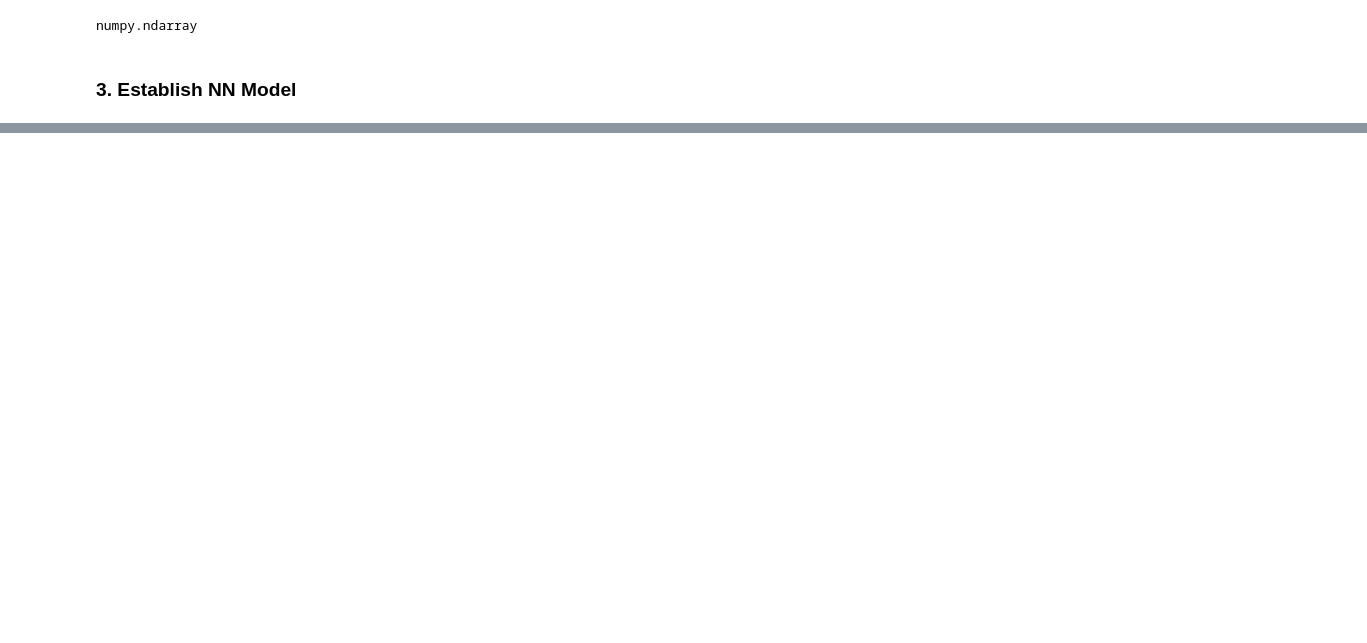
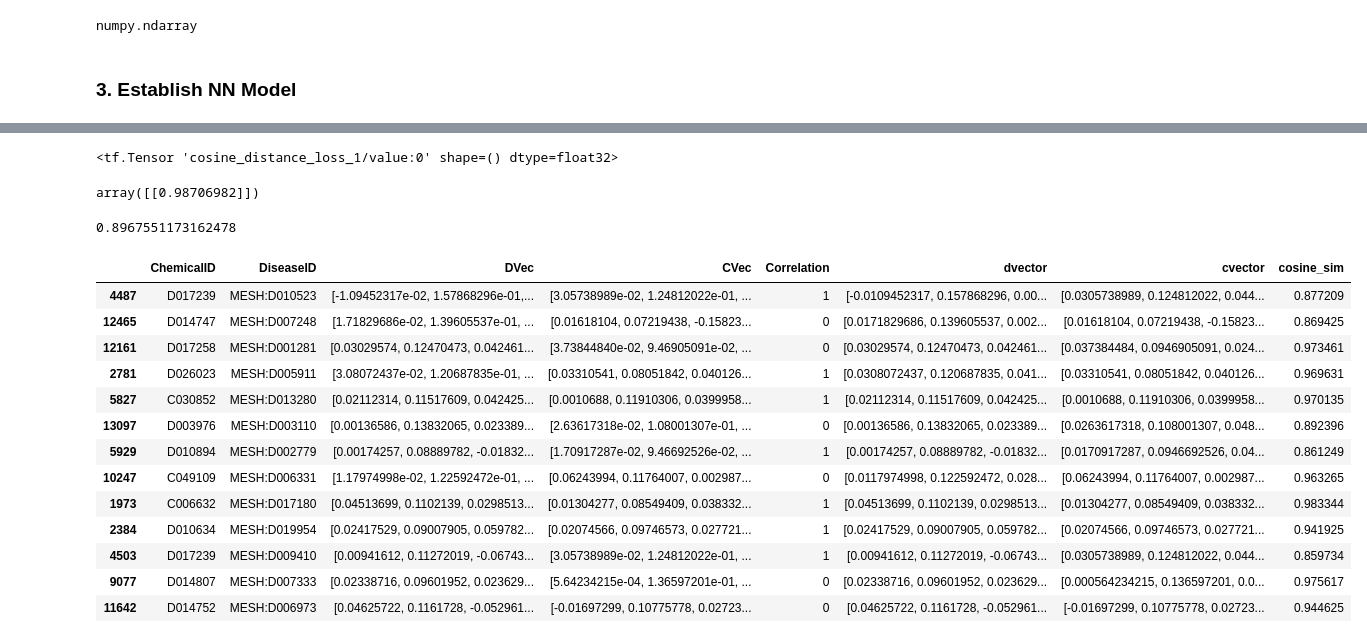
Before and after one commit to colemai/msc-thesis, a Jupyter notebook: opa/opa-nn.ipynb, the cells around one changed output, grey strips where cells are left out. Cells and saved outputs as stored; diff of their text form; code cells hidden in the pictures; blank space fills up the shorter version.

Commit message:
Manually verified accuracy measure for nn and calculated cosine sim for vecs

```diff
--- a/opa/opa-nn.ipynb
+++ b/opa/opa-nn.ipynb
@@ -251,0 +279,3 @@ Test accuracy: 0.5357643760159061
+# %%
+df1['dvector'] = df1.DVec.map(lambda x: [float(i) for i in x])# ((int(i) for i in x)) for x in df1.DVec)
+df1['cvector'] = df1.CVec.map(lambda x: [float(i) for i in x])
@@ -251,0 +313,23 @@ Test accuracy: 0.5357643760159061
+# %%
+tf.losses.cosine_distance(
+    labels,
+    predictions,
+    axis=None,
+    weights=1.0,
+    scope=None,
+    loss_collection=tf.GraphKeys.LOSSES,
+    reduction=Reduction.SUM_BY_NONZERO_WEIGHTS,
+    dim=None
+)
+# %% [output]
+<tf.Tensor 'cosine_distance_loss_1/value:0' shape=() dtype=float32>
+# %%
+
+df1['cosine_sim'] = cosine_similarity(np.array(df1.dvector[1]).reshape(1, -1), np.array(df1.cvector[1]).reshape(1, -1))
+# %% [output]
+array([[0.98706982]])
+# %%
+def cosine_sim (row):
+    return cosine_similarity(np.array(row.dvector).reshape(1, -1), np.array(row.cvector).reshape(1, -1))[0][0]
+# %%
+df1['cosine_sim'] = df1.apply(lambda row: cosine_sim(row), axis=1)
@@ -251,0 +338,21 @@ Test accuracy: 0.5357643760159061
+# %%
+df1.cosine_sim.mean()
+# %% [output]
+0.8967551173162478
+# %%
+df1.sample(13)
+# %% [output]
+|  | ChemicalID | DiseaseID | DVec | CVec | Correlation | dvector | cvector | cosine_sim |
+| 4487 | D017239 | MESH:D010523 | [-1.09452317e-02, 1.57868296e-01,... | [3.05738989e-02, 1.24812022e-01, ... | 1 | [-0.0109452317, 0.157868296, 0.00... | [0.0305738989, 0.124812022, 0.044... | 0.877209 |
+| 12465 | D014747 | MESH:D007248 | [1.71829686e-02, 1.39605537e-01, ... | [0.01618104, 0.07219438, -0.15823... | 0 | [0.0171829686, 0.139605537, 0.002... | [0.01618104, 0.07219438, -0.15823... | 0.869425 |
+| 12161 | D017258 | MESH:D001281 | [0.03029574, 0.12470473, 0.042461... | [3.73844840e-02, 9.46905091e-02, ... | 0 | [0.03029574, 0.12470473, 0.042461... | [0.037384484, 0.0946905091, 0.024... | 0.973461 |
+| 2781 | D026023 | MESH:D005911 | [3.08072437e-02, 1.20687835e-01, ... | [0.03310541, 0.08051842, 0.040126... | 1 | [0.0308072437, 0.120687835, 0.041... | [0.03310541, 0.08051842, 0.040126... | 0.969631 |
+| 5827 | C030852 | MESH:D013280 | [0.02112314, 0.11517609, 0.042425... | [0.0010688, 0.11910306, 0.0399958... | 1 | [0.02112314, 0.11517609, 0.042425... | [0.0010688, 0.11910306, 0.0399958... | 0.970135 |
+| 13097 | D003976 | MESH:D003110 | [0.00136586, 0.13832065, 0.023389... | [2.63617318e-02, 1.08001307e-01, ... | 0 | [0.00136586, 0.13832065, 0.023389... | [0.0263617318, 0.108001307, 0.048... | 0.892396 |
+| 5929 | D010894 | MESH:D002779 | [0.00174257, 0.08889782, -0.01832... | [1.70917287e-02, 9.46692526e-02, ... | 1 | [0.00174257, 0.08889782, -0.01832... | [0.0170917287, 0.0946692526, 0.04... | 0.861249 |
+| 10247 | C049109 | MESH:D006331 | [1.17974998e-02, 1.22592472e-01, ... | [0.06243994, 0.11764007, 0.002987... | 0 | [0.0117974998, 0.122592472, 0.028... | [0.06243994, 0.11764007, 0.002987... | 0.963265 |
+| 1973 | C006632 | MESH:D017180 | [0.04513699, 0.1102139, 0.0298513... | [0.01304277, 0.08549409, 0.038332... | 1 | [0.04513699, 0.1102139, 0.0298513... | [0.01304277, 0.08549409, 0.038332... | 0.983344 |
+| 2384 | D010634 | MESH:D019954 | [0.02417529, 0.09007905, 0.059782... | [0.02074566, 0.09746573, 0.027721... | 1 | [0.02417529, 0.09007905, 0.059782... | [0.02074566, 0.09746573, 0.027721... | 0.941925 |
+| 4503 | D017239 | MESH:D009410 | [0.00941612, 0.11272019, -0.06743... | [3.05738989e-02, 1.24812022e-01, ... | 1 | [0.00941612, 0.11272019, -0.06743... | [0.0305738989, 0.124812022, 0.044... | 0.859734 |
+| 9077 | D014807 | MESH:D007333 | [0.02338716, 0.09601952, 0.023629... | [5.64234215e-04, 1.36597201e-01, ... | 0 | [0.02338716, 0.09601952, 0.023629... | [0.000564234215, 0.136597201, 0.0... | 0.975617 |
+| 11642 | D014752 | MESH:D006973 | [0.04625722, 0.1161728, -0.052961... | [-0.01697299, 0.10775778, 0.02723... | 0 | [0.04625722, 0.1161728, -0.052961... | [-0.01697299, 0.10775778, 0.02723... | 0.944625 |
```
Also changed, not shown: parts of 16 cells of this notebook.
